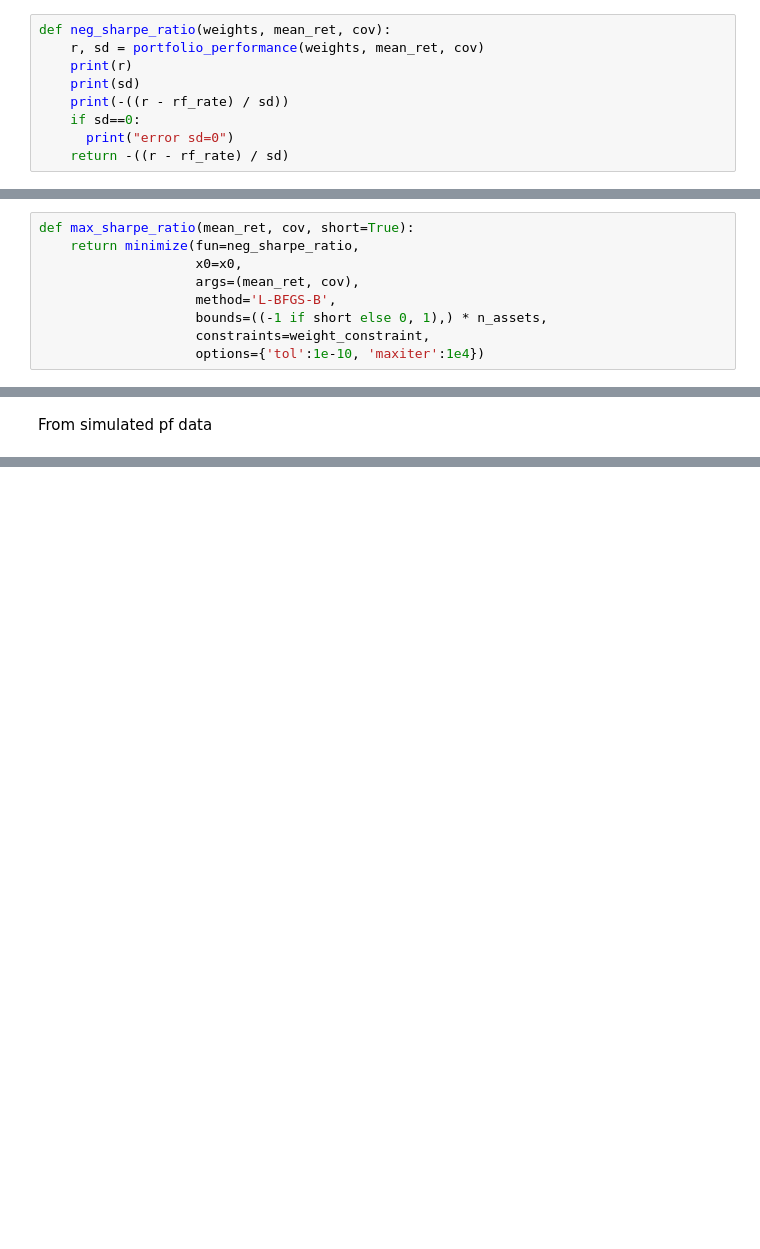
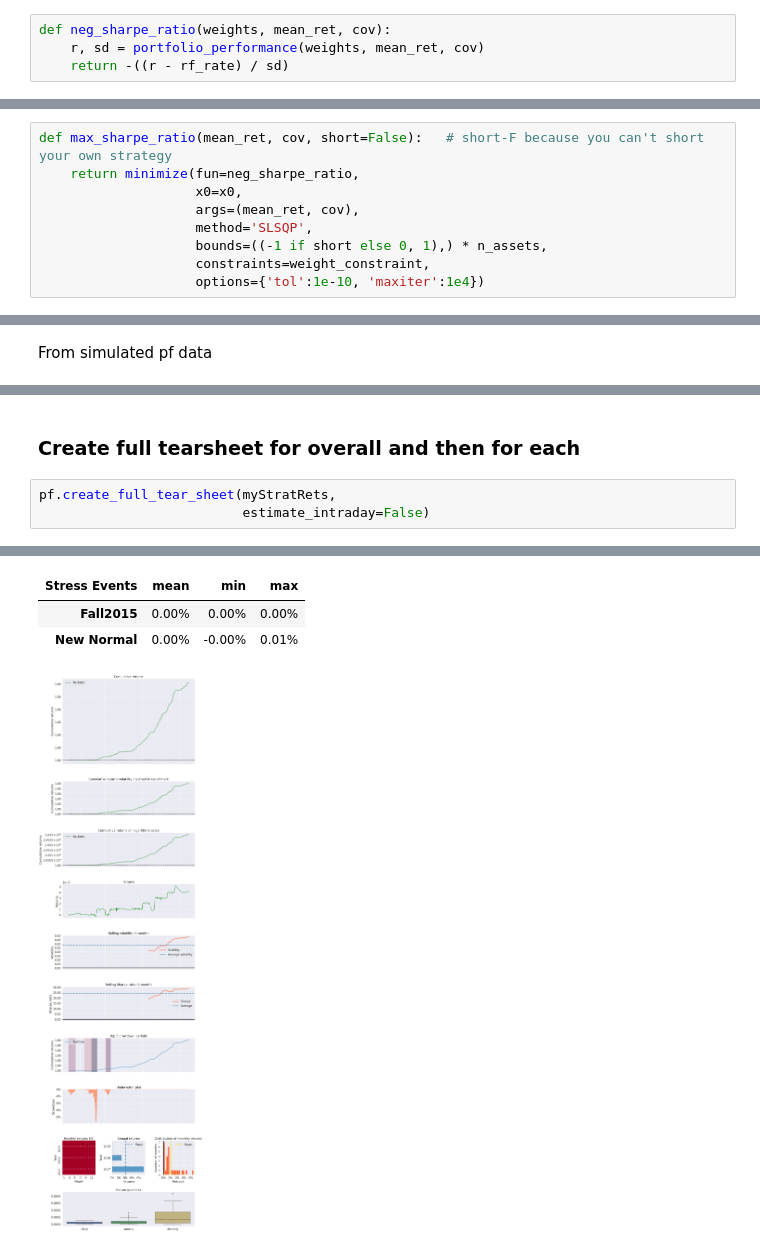
Before and after one commit to tleitch/Machine-Learning-for-Algorithmic-Trading-Second-Edition, a Jupyter notebook: assignments/projectOptimization.ipynb, the cells around one changed output, grey strips where cells are left out. Drawn from its saved outputs; the diff is of its cells as text; blank space fills up the shorter version.

```diff
--- a/assignments/projectOptimization.ipynb
+++ b/assignments/projectOptimization.ipynb
@@ -327,21 +355,16 @@ Define a target function that represents the negative SR for scipy's minimize fu
 # %%
 def neg_sharpe_ratio(weights, mean_ret, cov):
     r, sd = portfolio_performance(weights, mean_ret, cov)
-    print(r)
-    print(sd)
-    print(-((r - rf_rate) / sd))
-    if sd==0:
-      print("error sd=0")
     return -((r - rf_rate) / sd)
 # %%
 weight_constraint = {'type': 'eq',
                      'fun': lambda x: np.sum(np.abs(x))-1}
 # %%
-def max_sharpe_ratio(mean_ret, cov, short=True):
+def max_sharpe_ratio(mean_ret, cov, short=False):   # short-F because you can't short your own strategy
     return minimize(fun=neg_sharpe_ratio,
                     x0=x0,
                     args=(mean_ret, cov),
-                    method='L-BFGS-B',
+                    method='SLSQP',
                     bounds=((-1 if short else 0, 1),) * n_assets,
                     constraints=weight_constraint,
                     options={'tol':1e-10, 'maxiter':1e4})
@@ -505,0 +447,6 @@ NameError: ignored
+# %% [markdown]
+### Create full tearsheet for overall and then for each
+# %%
+pf.create_full_tear_sheet(myStratRets,
+                          estimate_intraday=False)
+# %% [output]
@@ -505,0 +476,4 @@ NameError: ignored
+| Stress Events | mean | min | max |
+| Fall2015 | 0.00% | 0.00% | 0.00% |
+| New Normal | 0.00% | -0.00% | 0.01% |
+[figure, added]
```
Also changed, not shown: parts of 58 cells of this notebook.
